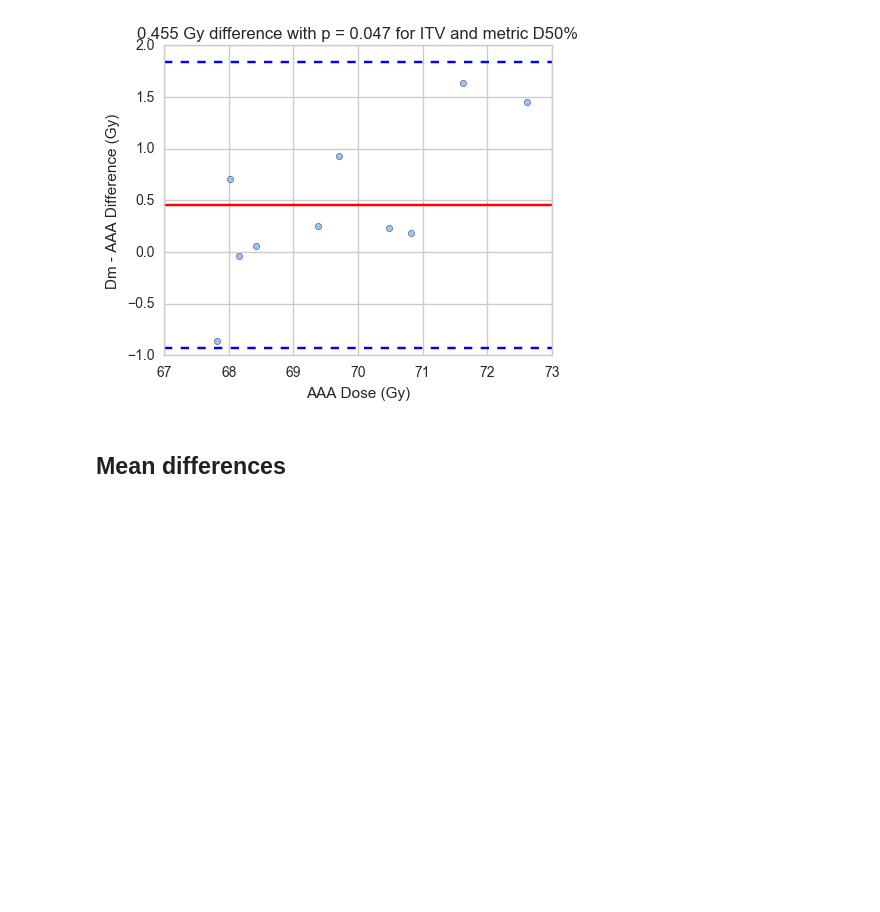
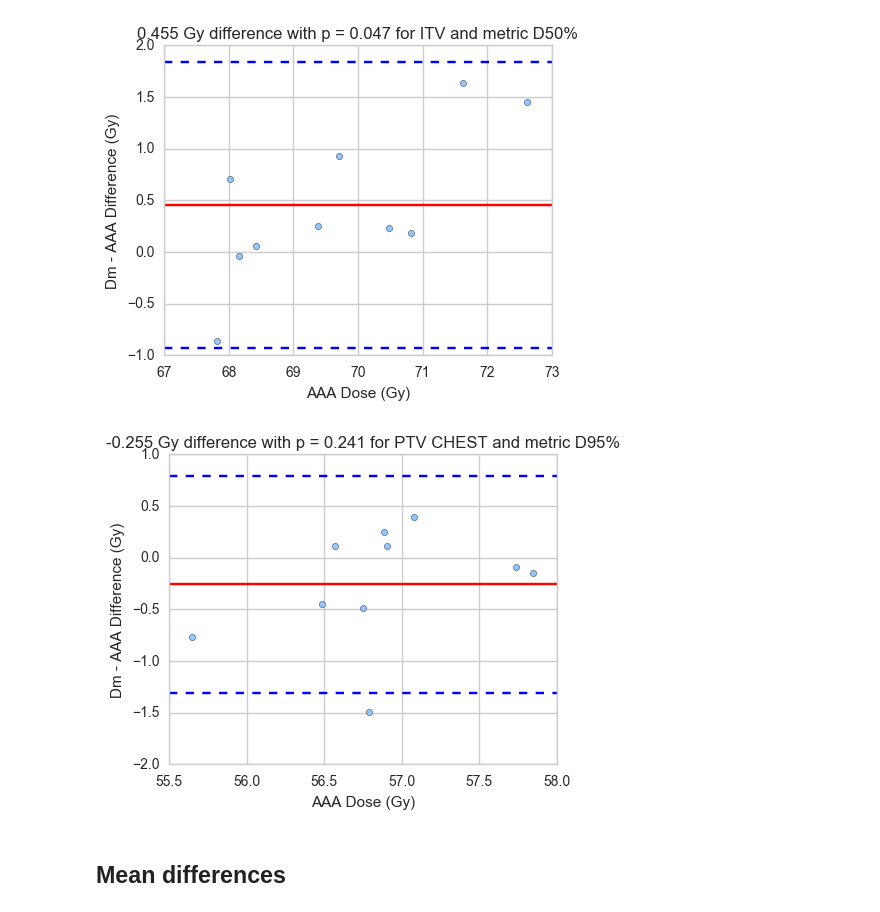
Before and after one commit to robmarkcole/Useful-python-for-medical-physics, a Jupyter notebook: Experiments in ipython notebooks/Project/Lung comparison/Feb_2017_Lungs/All_cases_7_2_2017/Lung analysis 7-2-2017.ipynb, the cells around one changed output. Drawn from its saved outputs; the diff is of its cells as text; code cells hidden in the pictures; blank space fills up the shorter version.

```diff
--- a/Experiments in ipython notebooks/Project/Lung comparison/Feb_2017_Lungs/All_cases_7_2_2017/Lung analysis 7-2-2017.ipynb
+++ b/Experiments in ipython notebooks/Project/Lung comparison/Feb_2017_Lungs/All_cases_7_2_2017/Lung analysis 7-2-2017.ipynb
@@ -146,6 +146,15 @@ bland_altman_plot(query_data(AAA_Dm_data, 'Dm', structure, metric), query_data(A
 plt.show()
 # %% [output]
 [figure]
+# %%
+#structure = 'PTV CHEST'
+structure = 'PTV CHEST'
+metric = 'D95%'
+plt.figure(figsize=(5, 4))
+bland_altman_plot(query_data(AAA_Dm_data, 'Dm', structure, metric), query_data(AAA_Dm_data, 'AAA',structure, metric), structure, metric)
+plt.show()
+# %% [output]
+[figure, added]
 # %% [markdown]
 ## Mean differences
 # %%
```
Also changed, not shown: parts of 2 cells of this notebook, 37 other files.
